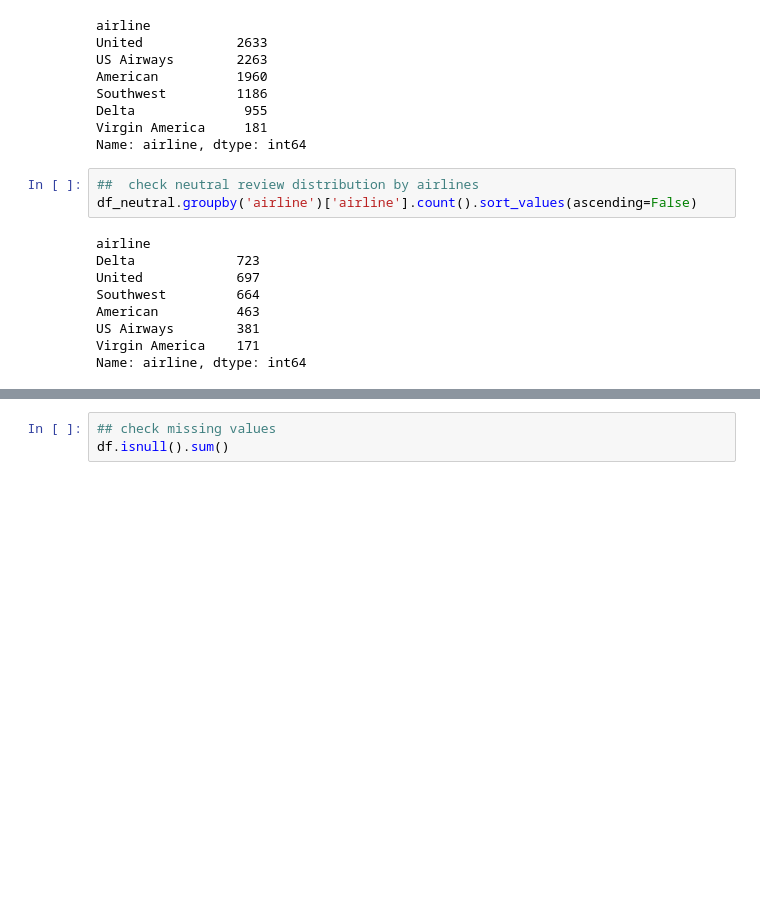
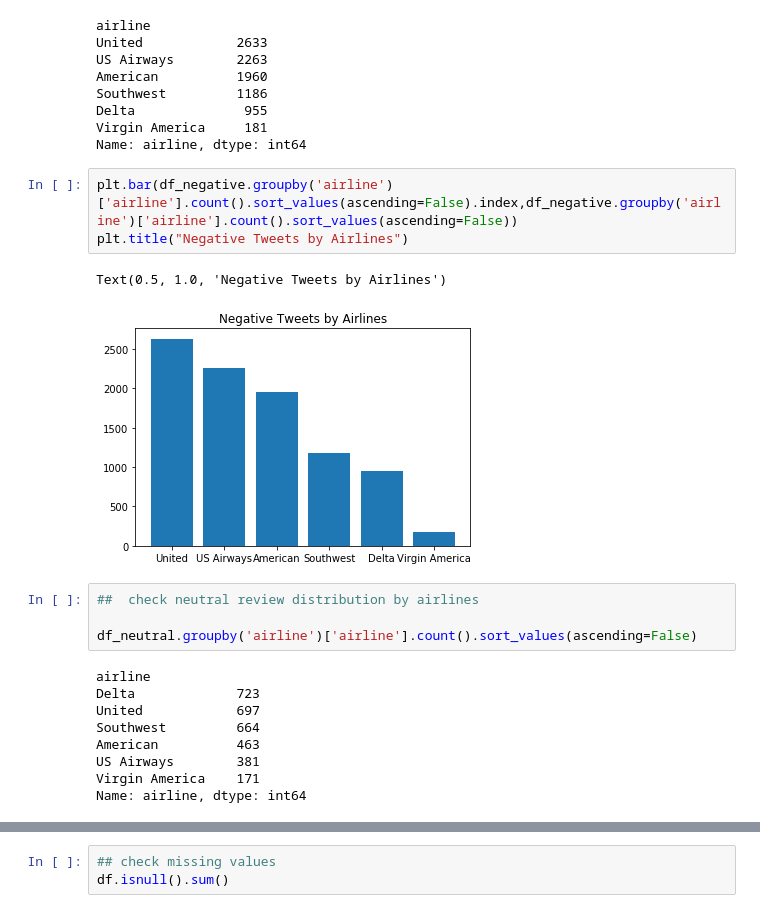
Before and after one commit to stevesong1121/Springboard-Course-Capstone-Project-2, a Jupyter notebook: Capstone Project 2 .ipynb, the cells around one changed output, grey strips where cells are left out. Cells and saved outputs as stored; diff of their text form; blank space fills up the shorter version.

```diff
--- a/Capstone Project 2 .ipynb
+++ b/Capstone Project 2 .ipynb
@@ -120,8 +173,15 @@ Southwest         1186
 Delta              955
 Virgin America     181
 Name: airline, dtype: int64
+# %%
+plt.bar(df_negative.groupby('airline')['airline'].count().sort_values(ascending=False).index,df_negative.groupby('airline')['airline'].count().sort_values(ascending=False))
+plt.title("Negative Tweets by Airlines")
+# %% [output]
+Text(0.5, 1.0, 'Negative Tweets by Airlines')
+[figure, added]
 # %%
 ##  check neutral review distribution by airlines
+
 df_neutral.groupby('airline')['airline'].count().sort_values(ascending=False)
 # %% [output]
 airline
```
Also changed, not shown: parts of 87 cells of this notebook.
